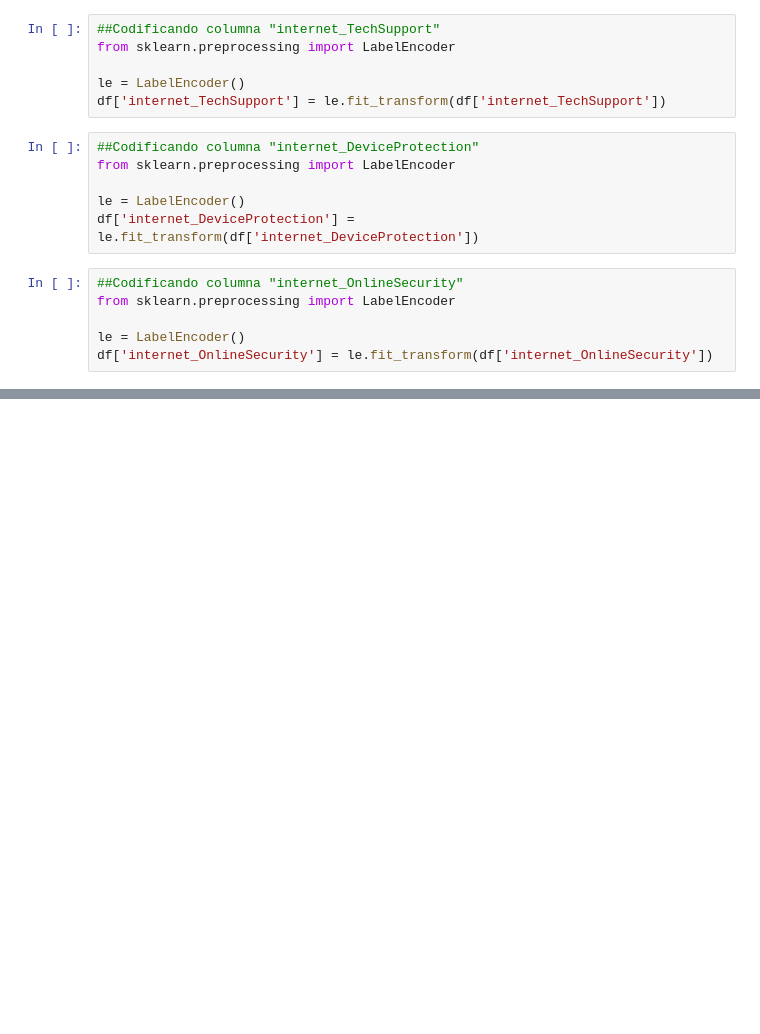
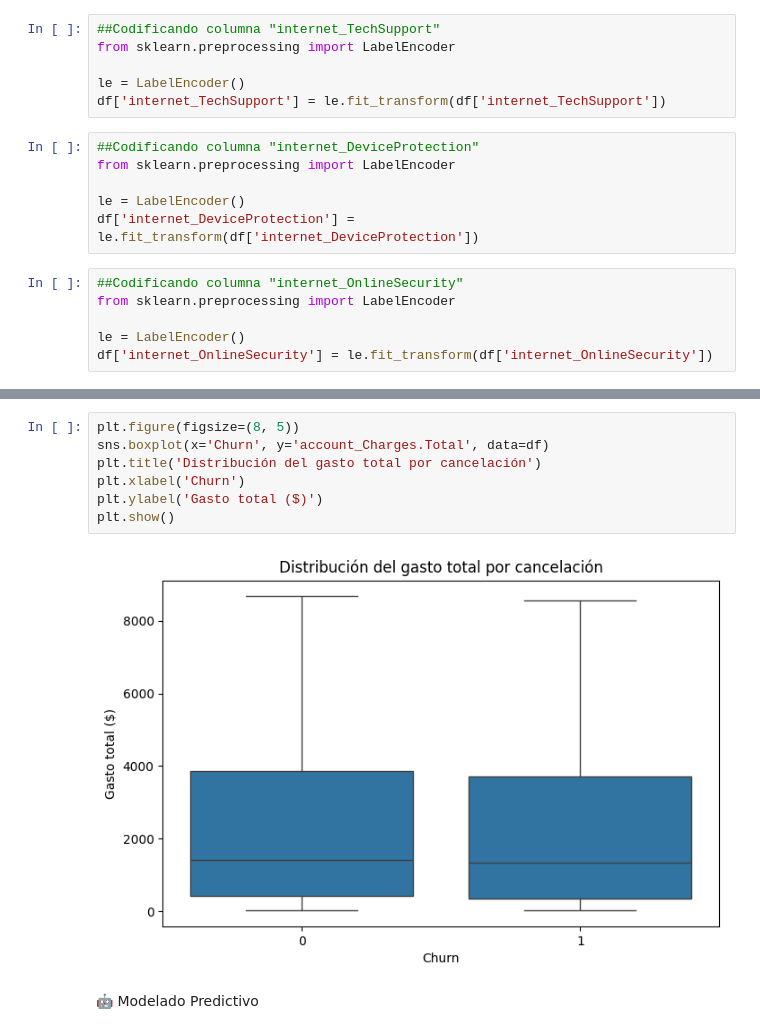
Before and after one commit to adicu7/ChallengeTelecom2, a Jupyter notebook: ChallengePartDosT.ipynb, the cells around one changed output, grey strips where cells are left out. Cells and saved outputs as stored; diff of their text form; blank space fills up the shorter version.

```diff
--- a/ChallengePartDosT.ipynb
+++ b/ChallengePartDosT.ipynb
@@ -363,0 +417,11 @@ Name: proportion, dtype: float64
+# %%
+plt.figure(figsize=(8, 5))
+sns.boxplot(x='Churn', y='account_Charges.Total', data=df)
+plt.title('Distribución del gasto total por cancelación')
+plt.xlabel('Churn')
+plt.ylabel('Gasto total ($)')
+plt.show()
+# %% [output]
+[figure, added]
+# %% [markdown]
+🤖 Modelado Predictivo
```
Also changed, not shown: parts of 41 cells of this notebook.
